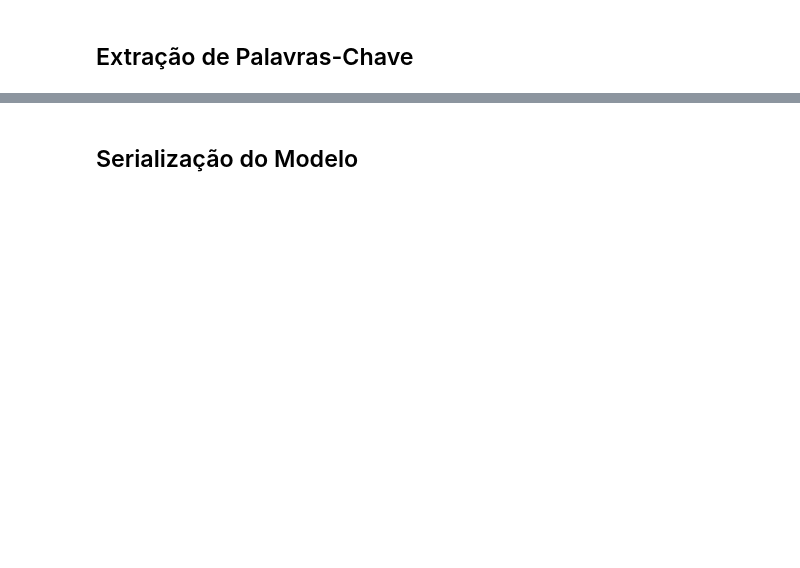
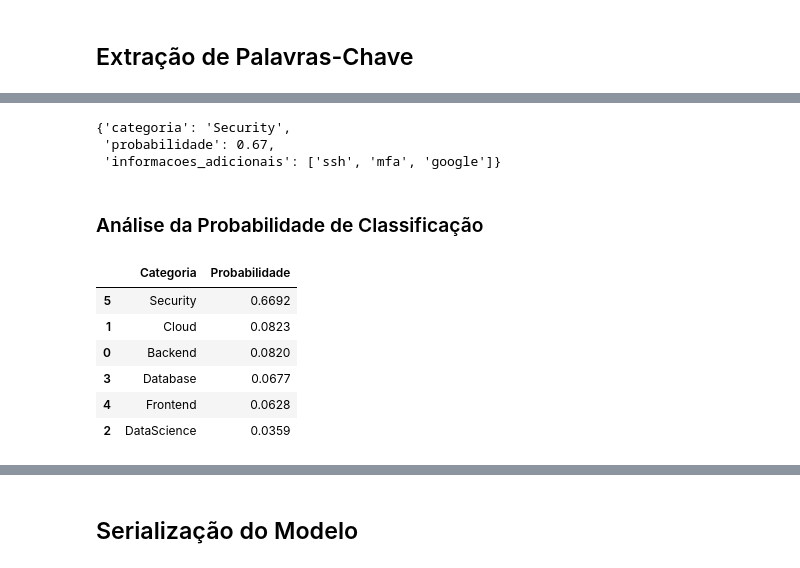
Before and after one commit to No-Country-simulation/g9-br-techmind-team10, a Jupyter notebook: datascience/notebooks/modelo_SVM.ipynb, the cells around one changed output, grey strips where cells are left out. Saved outputs shown, nothing was run; the diff lists cells and outputs as text; code cells hidden in the pictures; blank space fills up the shorter version.

```diff
--- a/datascience/notebooks/modelo_SVM.ipynb
+++ b/datascience/notebooks/modelo_SVM.ipynb
@@ -120,0 +457,40 @@ previsoes = modelo_svm.predict(X_test_tfidf)
+# %%
+# definindo texto teste
+texto_teste = df_model.loc[0, 'texto']
+# %%
+# Simulando o retorno
+resultado = analisar_conteudo(texto_teste)
+resultado
+# %% [output]
+{'categoria': 'Security',
+ 'probabilidade': 0.67,
+ 'informacoes_adicionais': ['ssh', 'mfa', 'google']}
+# %% [markdown]
+### Análise da Probabilidade de Classificação
+# %%
+# Verificando todas as probabilidades do texto teste
+probabilidades = modelo_lr.predict_proba(
+    vectorizer.transform([texto_teste])
+)[0]
+
+df_prob = pd.DataFrame({
+    'Categoria': modelo_lr.classes_,
+    'Probabilidade': probabilidades
+})
+
+df_prob['Probabilidade'] = df_prob['Probabilidade'].round(4)
+
+df_prob = df_prob.sort_values(
+    by='Probabilidade',
+    ascending=False
+)
+
+df_prob
+# %% [output]
+|  | Categoria | Probabilidade |
+| 5 | Security | 0.6692 |
+| 1 | Cloud | 0.0823 |
+| 0 | Backend | 0.0820 |
+| 3 | Database | 0.0677 |
+| 4 | Frontend | 0.0628 |
+| 2 | DataScience | 0.0359 |
```
Also changed, not shown: parts of 105 cells of this notebook.
